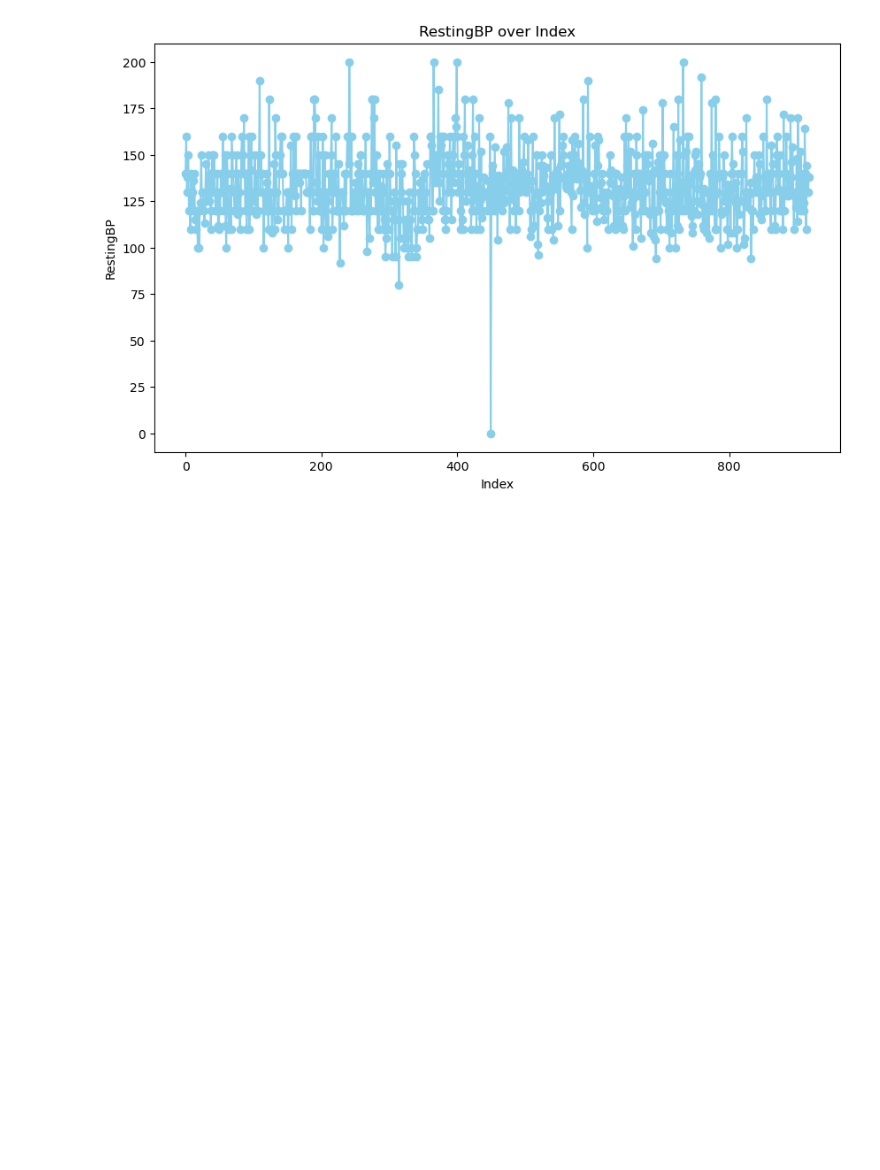
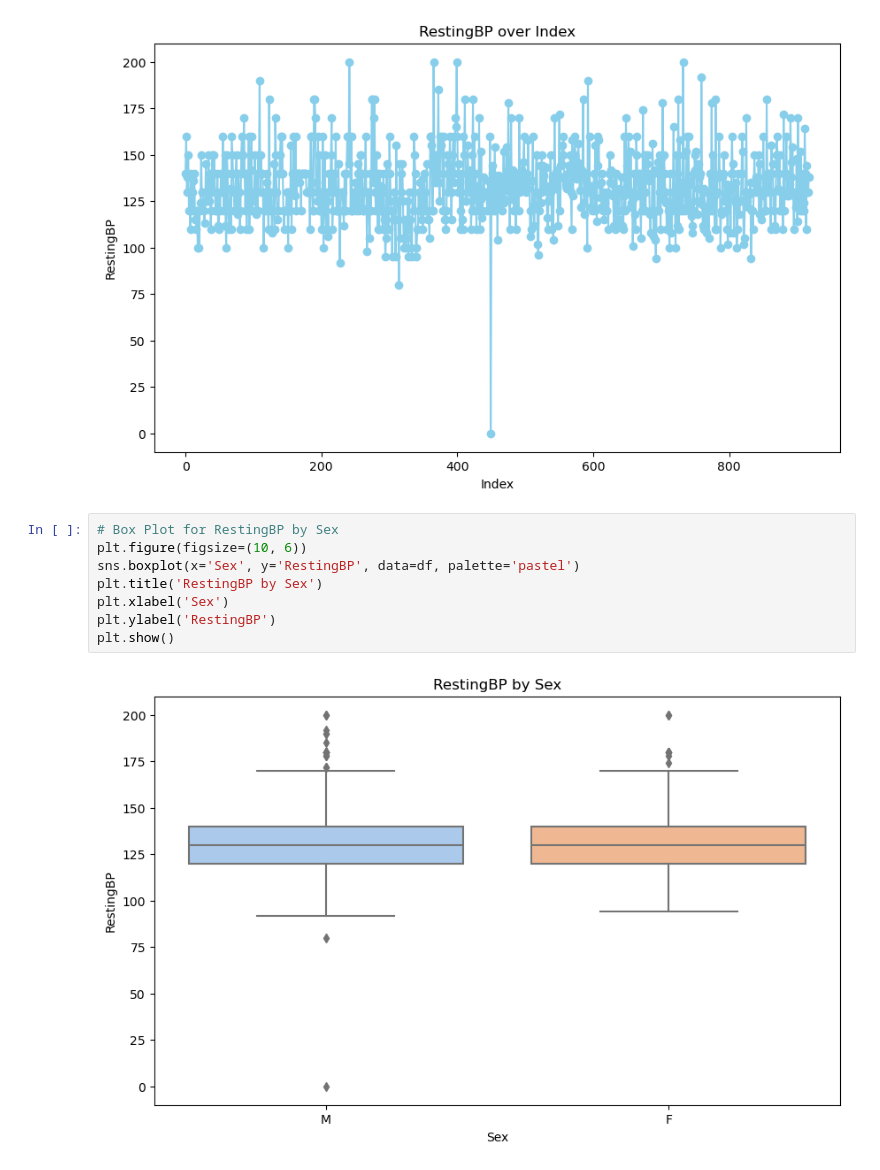
Before and after one commit to devikrishnaofficial/Data-Visualization, a Jupyter notebook: DV-heart.ipynb, the cells around one changed output. Cells and saved outputs as stored; diff of their text form; blank space fills up the shorter version.

```diff
--- a/DV-heart.ipynb
+++ b/DV-heart.ipynb
@@ -58,3 +58,13 @@ plt.ylabel('RestingBP')
 plt.show()
 # %% [output]
 [figure]
+# %%
+# Box Plot for RestingBP by Sex
+plt.figure(figsize=(10, 6))
+sns.boxplot(x='Sex', y='RestingBP', data=df, palette='pastel')
+plt.title('RestingBP by Sex')
+plt.xlabel('Sex')
+plt.ylabel('RestingBP')
+plt.show()
+# %% [output]
+[figure, added]
```
Also changed, not shown: parts of 5 cells of this notebook.
